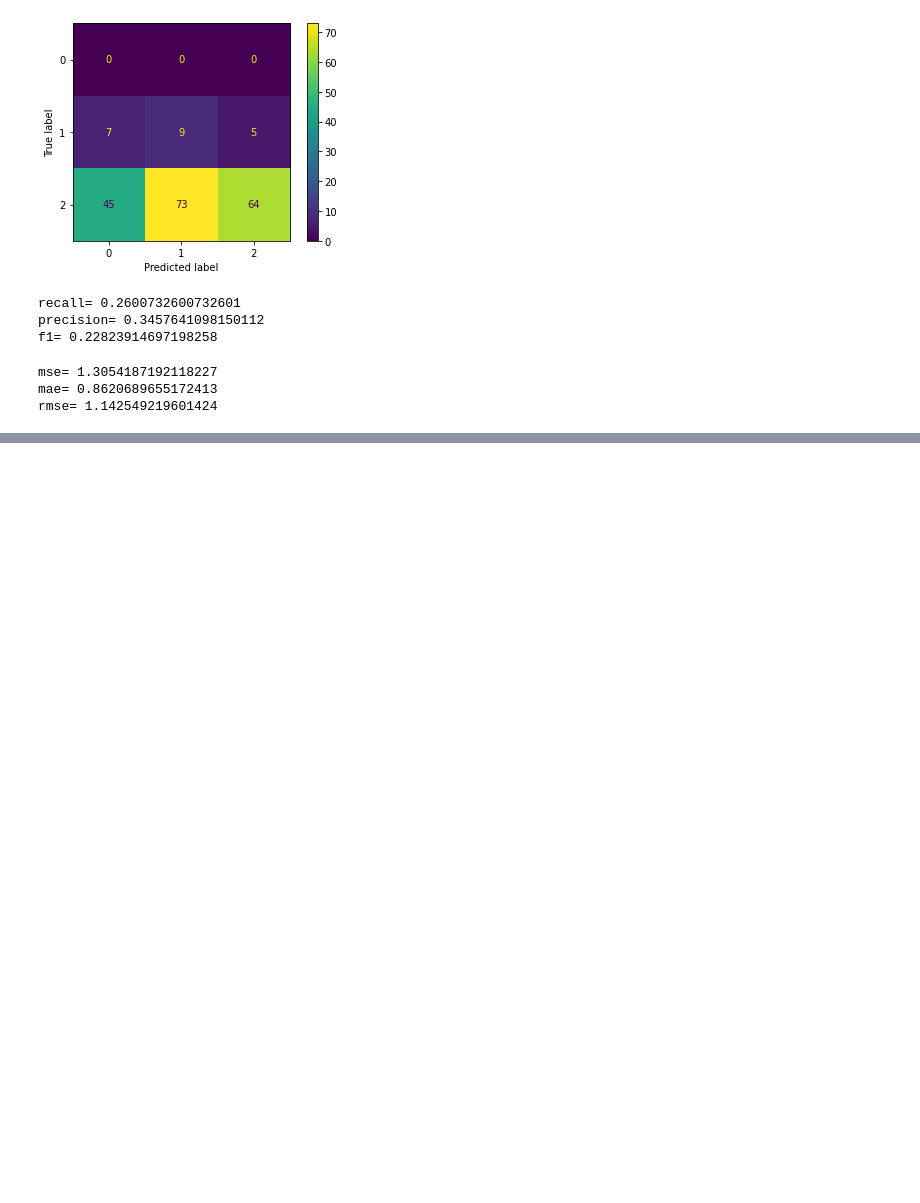
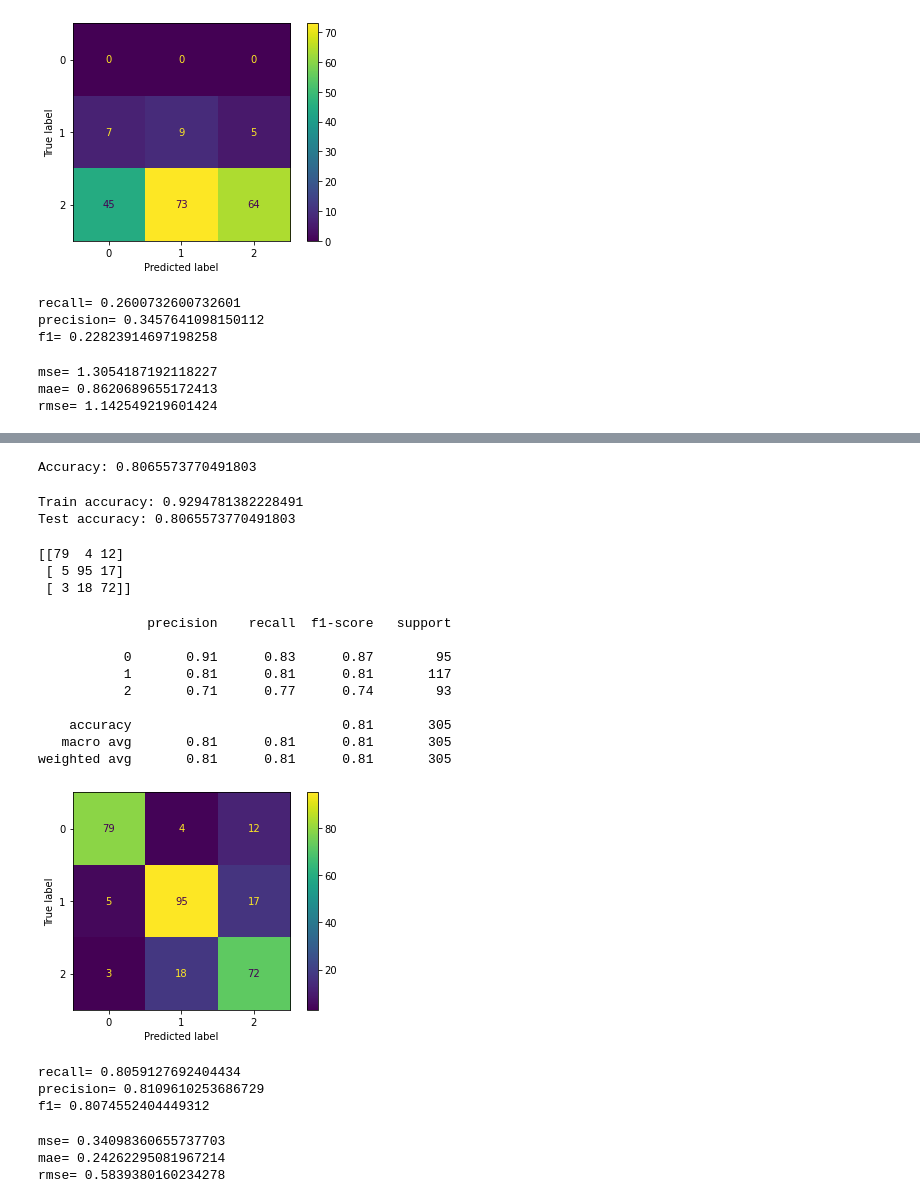
Before and after one commit to trq11137/new-ML, a Jupyter notebook: pregnancie_T.ipynb, the cells around one changed output, grey strips where cells are left out. Cells and saved outputs as stored; diff of their text form; code cells hidden in the pictures; blank space fills up the shorter version.

```diff
--- a/pregnancie_T.ipynb
+++ b/pregnancie_T.ipynb
@@ -664,0 +763,77 @@ rmse= 1.142549219601424
+# %%
+from sklearn.model_selection import train_test_split
+# Split dataset into training set and test set
+X_train, X_test, y_train, y_test = train_test_split(X, y, test_size=0.3, random_state=1) # 70% training and 30% test
+# %%
+# Create Decision Tree classifer object
+clf = DecisionTreeClassifier()
+
+# Train Decision Tree Classifer
+clf = clf.fit(X_train,y_train)
+
+#Predict the response for test dataset
+y_pred = clf.predict(X_test)
+# %%
+# Model Accuracy, how often is the classifier correct?
+print("Accuracy:",metrics.accuracy_score(y_test, y_pred))
+# %% [output]
+Accuracy: 0.8065573770491803
+# %%
+print("Train accuracy:",clf.score(X_train,y_train))
+print("Test accuracy:",clf.score(X_test,y_test))
+# %% [output]
+Train accuracy: 0.9294781382228491
+Test accuracy: 0.8065573770491803
+# %%
+cm = confusion_matrix(y_pred, y_test)
+print(cm)
+# %% [output]
+[[79  4 12]
+ [ 5 95 17]
+ [ 3 18 72]]
+# %%
+cm_display = ConfusionMatrixDisplay(cm).plot()
+# all score of confusion matrix
+print(metrics.classification_report(y_pred, y_test))
+# %% [output]
+              precision    recall  f1-score   support
+
+           0       0.91      0.83      0.87        95
+           1       0.81      0.81      0.81       117
+           2       0.71      0.77      0.74        93
+
+    accuracy                           0.81       305
+   macro avg       0.81      0.81      0.81       305
+weighted avg       0.81      0.81      0.81       305
+[figure, added]
+# %%
+#import result of recall
+recall=metrics.recall_score(y_pred, y_test, average="macro")
+
+#import result of precesion
+pre=metrics.precision_score(y_pred, y_test, average="macro")
+
+
+#import result of f1
+f1=metrics.f1_score(y_pred, y_test, average="macro")
+
+print('recall=',recall)
+print('precision=',pre)
+print('f1=',f1)
+# %% [output]
+recall= 0.8059127692404434
+precision= 0.8109610253686729
+f1= 0.8074552404449312
+# %%
+#import result of mse
+print("mse=",metrics.mean_squared_error(y_test, y_pred))
+
+#import result of mae
+print("mae=",metrics.mean_absolute_error(y_test, y_pred))
+
+#import result of rmse
+print("rmse=",np.sqrt(metrics.mean_squared_error(y_test, y_pred)))
+# %% [output]
+mse= 0.34098360655737703
+mae= 0.24262295081967214
+rmse= 0.5839380160234278
```
Also changed, not shown: parts of 13 cells of this notebook.
